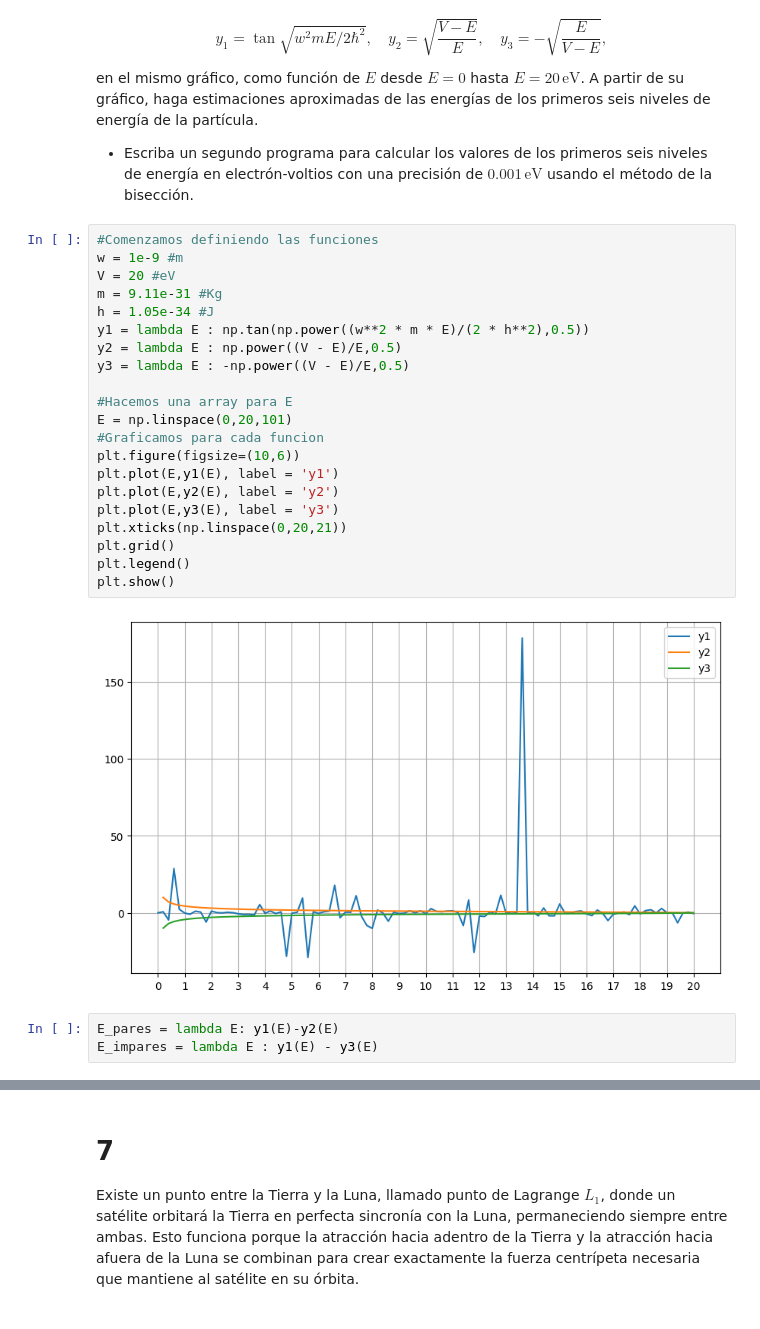
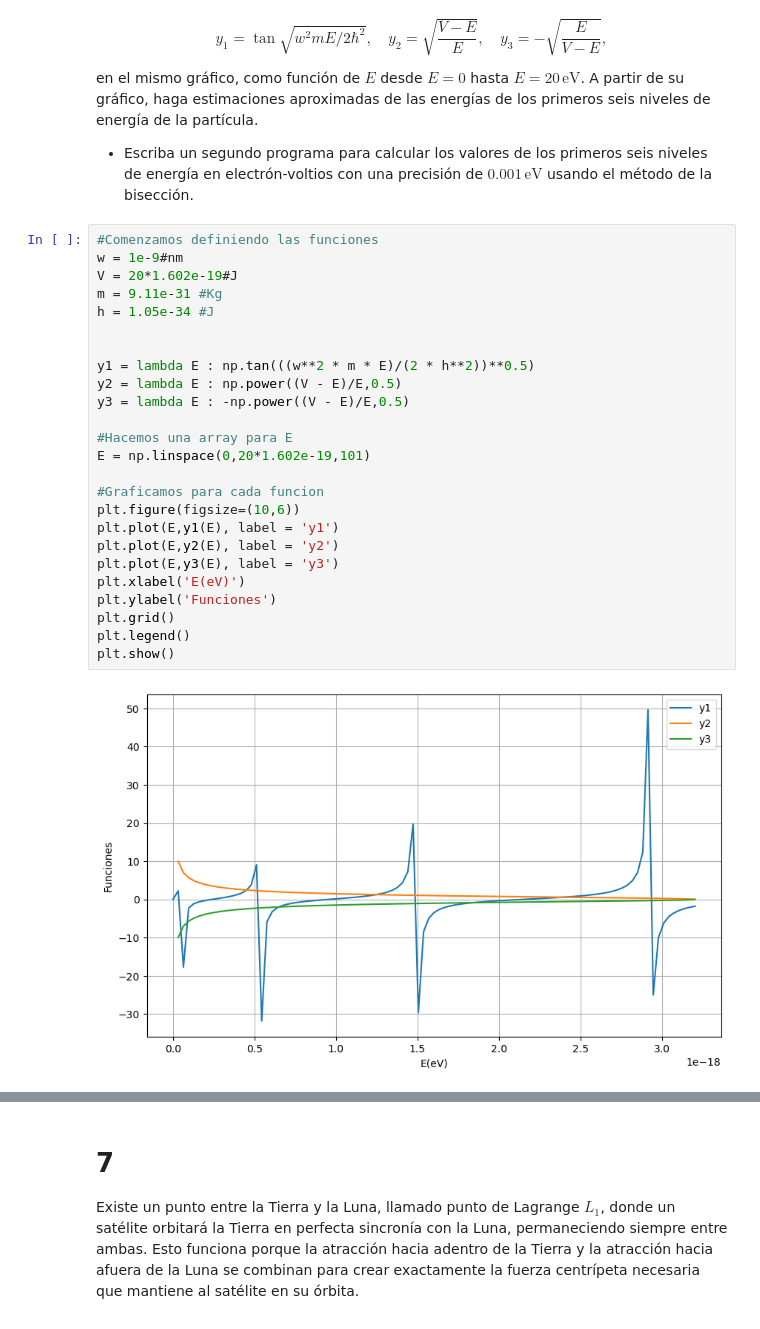
Before and after one commit to martin-calvo/MetodosComputacionales1012, a Jupyter notebook: Students/Cañas_5087/Laboratorios/Laboratorio_3.ipynb, the cells around one changed output, grey strips where cells are left out. Cells and saved outputs as stored; diff of their text form.

```diff
--- a/Students/Cañas_5087/Laboratorios/Laboratorio_3.ipynb
+++ b/Students/Cañas_5087/Laboratorios/Laboratorio_3.ipynb
@@ -523,27 +523,28 @@ en el mismo gráfico, como función de $ E $ desde $ E = 0 $ hasta $ E = 20 \, \
 - Escriba un segundo programa para calcular los valores de los primeros seis niveles de energía en electrón-voltios con una precisión de $ 0.001 \, \text{eV} $ usando el método de la bisección.
 # %%
 #Comenzamos definiendo las funciones
-w = 1e-9 #m
-V = 20 #eV
+w = 1e-9#nm
+V = 20*1.602e-19#J
 m = 9.11e-31 #Kg
 h = 1.05e-34 #J
-y1 = lambda E : np.tan(np.power((w**2 * m * E)/(2 * h**2),0.5))
+
+
+y1 = lambda E : np.tan(((w**2 * m * E)/(2 * h**2))**0.5)
 y2 = lambda E : np.power((V - E)/E,0.5)
 y3 = lambda E : -np.power((V - E)/E,0.5)
 
 #Hacemos una array para E
-E = np.linspace(0,20,101)
+E = np.linspace(0,20*1.602e-19,101)
+
 #Graficamos para cada funcion
 plt.figure(figsize=(10,6))
 plt.plot(E,y1(E), label = 'y1')
 plt.plot(E,y2(E), label = 'y2')
 plt.plot(E,y3(E), label = 'y3')
-plt.xticks(np.linspace(0,20,21))
+plt.xlabel('E(eV)')
+plt.ylabel('Funciones')
 plt.grid()
 plt.legend()
 plt.show()
 # %% [output]
-[figure, old version]
+[figure, new version]
-# %%
-E_pares = lambda E: y1(E)-y2(E)
-E_impares = lambda E : y1(E) - y3(E)
```
Also changed, not shown: parts of 16 cells of this notebook.
